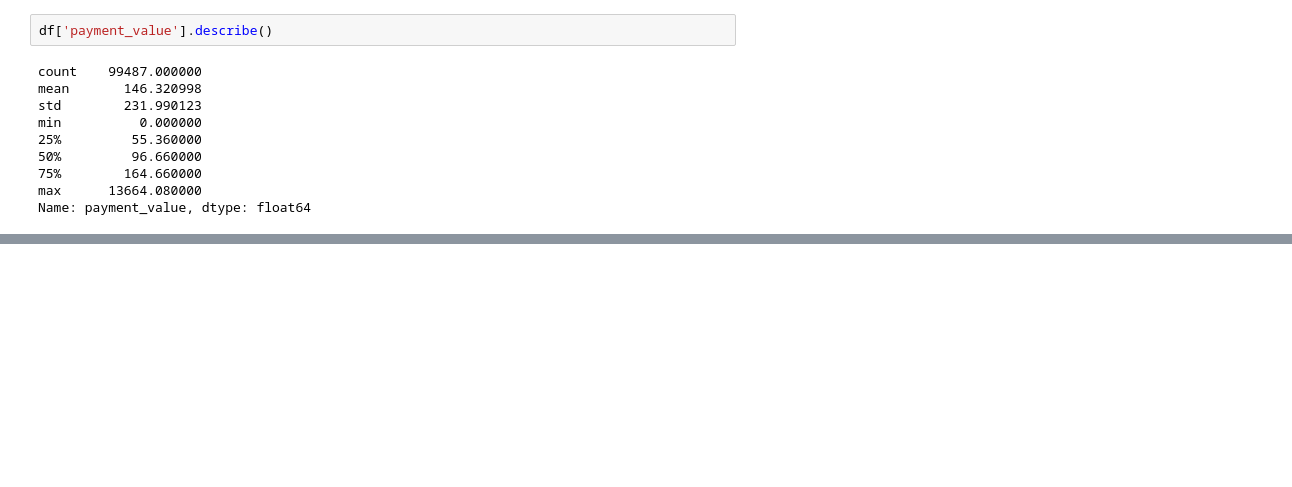
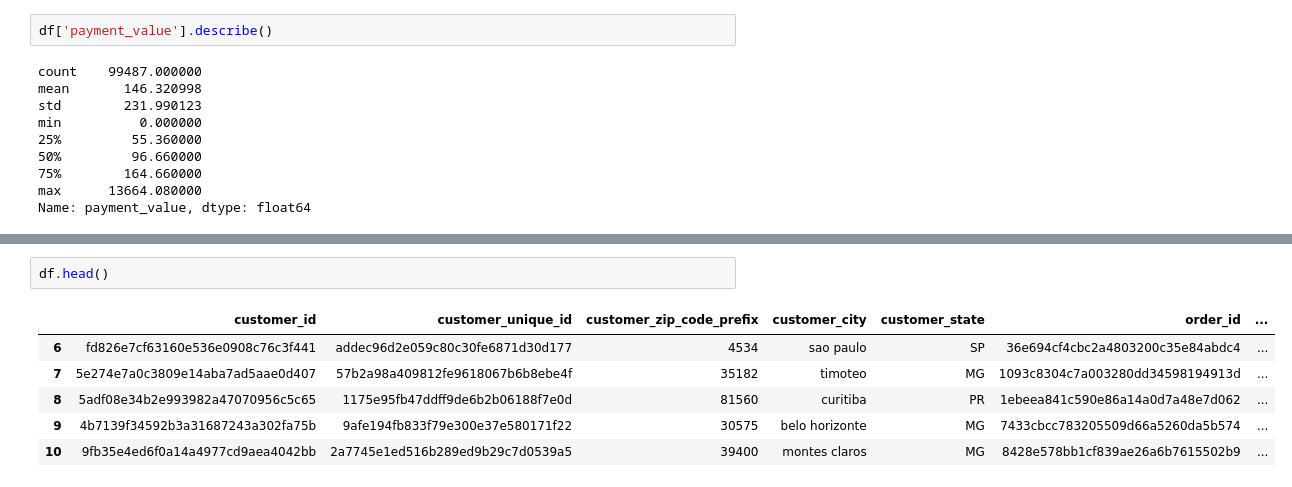
Before and after one commit to LucasArauj99/e-commerce_analytics, a Jupyter notebook: notebooks/02_cleaning.ipynb, the cells around one changed output, grey strips where cells are left out. Cells and saved outputs as stored; diff of their text form; blank space fills up the shorter version.

```diff
--- a/notebooks/02_cleaning.ipynb
+++ b/notebooks/02_cleaning.ipynb
@@ -332,0 +344,9 @@ Name: payment_value, dtype: float64
+# %%
+df.head()
+# %% [output]
+|  | customer_id | customer_unique_id | customer_zip_code_prefix | customer_city | customer_state | order_id | ... |
+| 6 | fd826e7cf63160e536e0908c76c3f441 | addec96d2e059c80c30fe6871d30d177 | 4534 | sao paulo | SP | 36e694cf4cbc2a4803200c35e84abdc4 | ... |
+| 7 | 5e274e7a0c3809e14aba7ad5aae0d407 | 57b2a98a409812fe9618067b6b8ebe4f | 35182 | timoteo | MG | 1093c8304c7a003280dd34598194913d | ... |
+| 8 | 5adf08e34b2e993982a47070956c5c65 | 1175e95fb47ddff9de6b2b06188f7e0d | 81560 | curitiba | PR | 1ebeea841c590e86a14a0d7a48e7d062 | ... |
+| 9 | 4b7139f34592b3a31687243a302fa75b | 9afe194fb833f79e300e37e580171f22 | 30575 | belo horizonte | MG | 7433cbcc783205509d66a5260da5b574 | ... |
+| 10 | 9fb35e4ed6f0a14a4977cd9aea4042bb | 2a7745e1ed516b289ed9b29c7d0539a5 | 39400 | montes claros | MG | 8428e578bb1cf839ae26a6b7615502b9 | ... |
```
Also changed, not shown: parts of 19 cells of this notebook.
